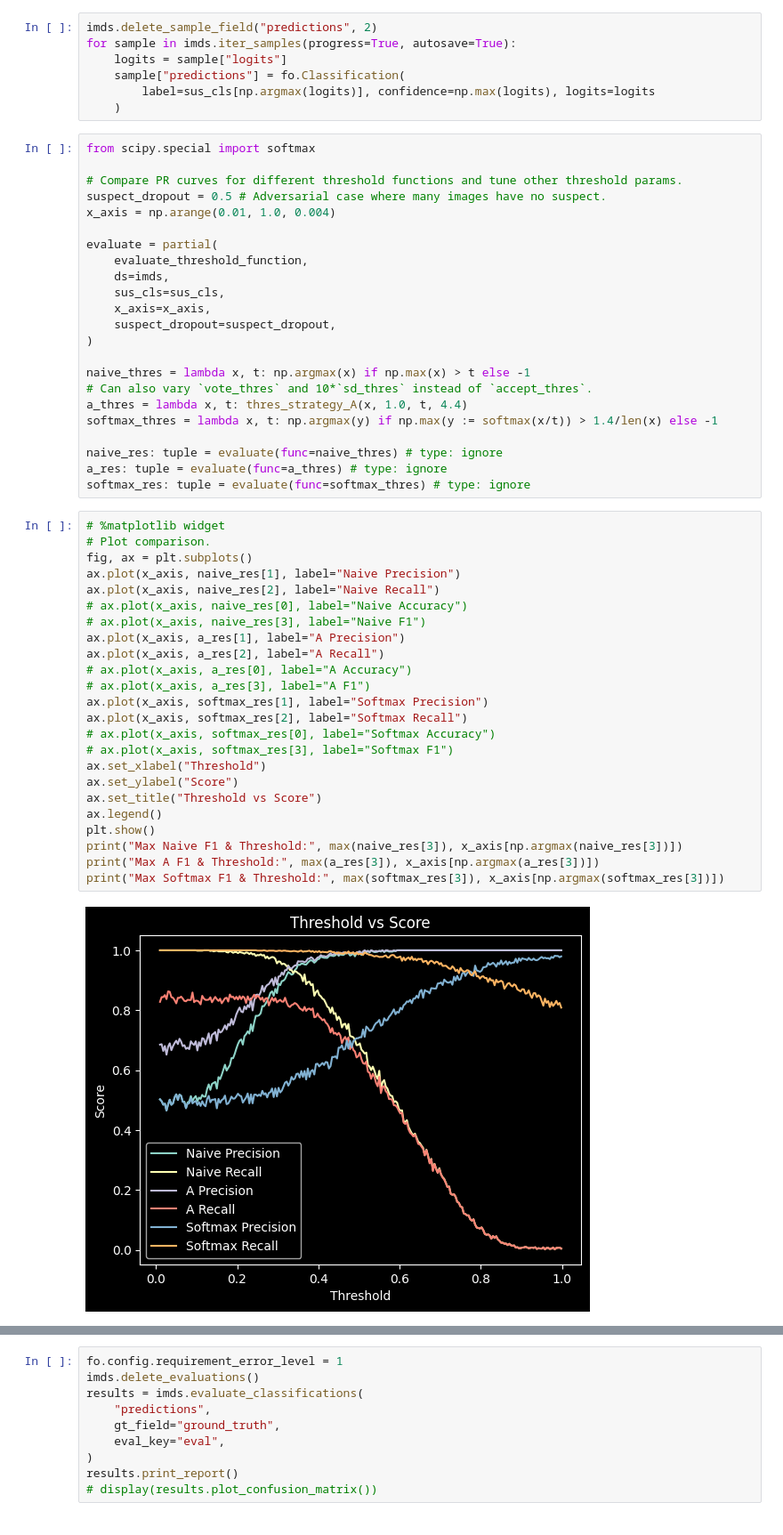
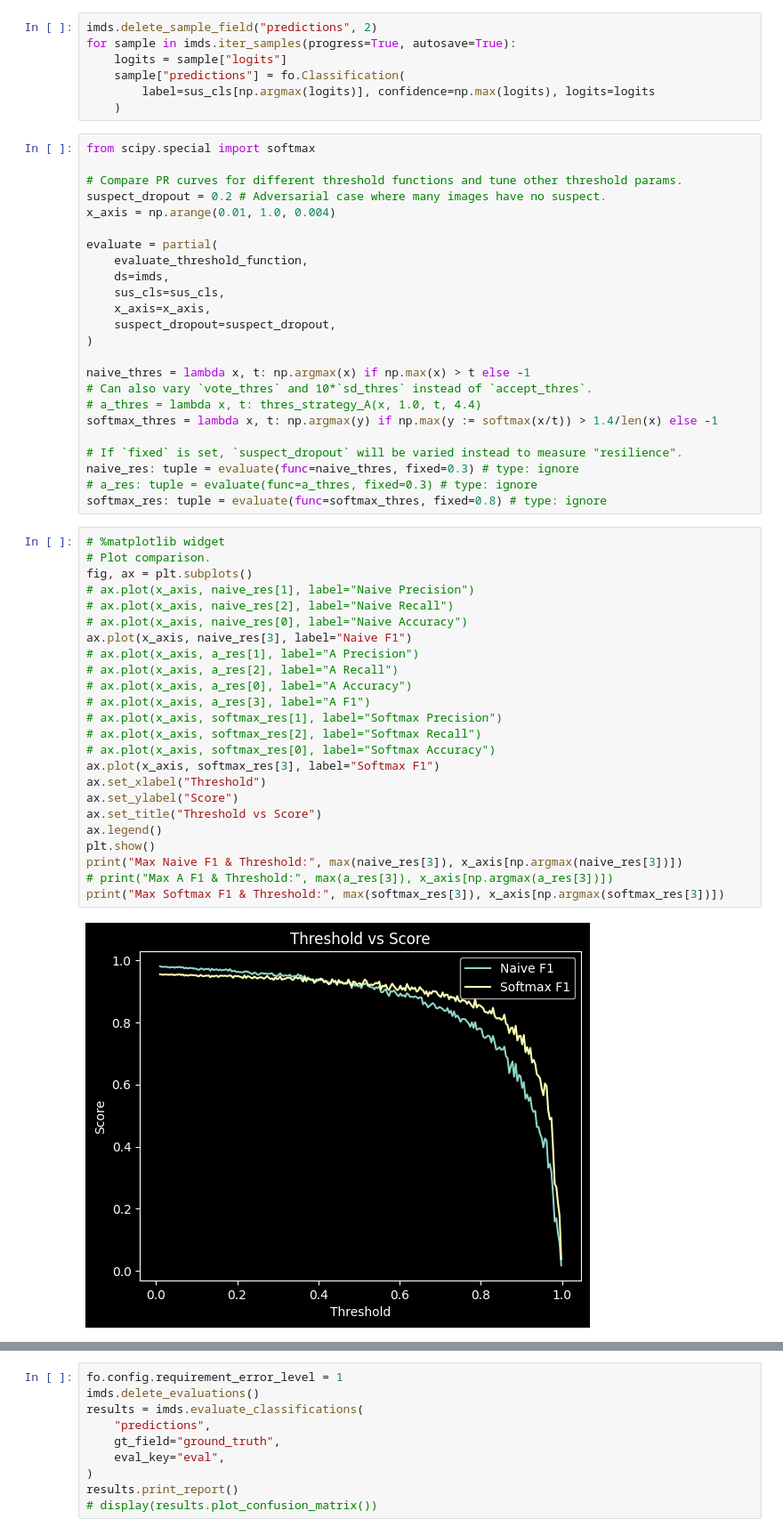
Before and after one commit to BRIANWACK/til-23-cv, a Jupyter notebook: notebooks/data.ipynb, the cells around one changed output, grey strips where cells are left out. Shown at 89% size. Saved outputs shown, nothing was run; the diff lists cells and outputs as text.

Commit message:
plot score against suspect dropout

```diff
--- a/notebooks/data.ipynb
+++ b/notebooks/data.ipynb
@@ -205,7 +207,7 @@ for sample in imds.iter_samples(progress=True, autosave=True):
 from scipy.special import softmax
 
 # Compare PR curves for different threshold functions and tune other threshold params.
-suspect_dropout = 0.5 # Adversarial case where many images have no suspect.
+suspect_dropout = 0.2 # Adversarial case where many images have no suspect.
 x_axis = np.arange(0.01, 1.0, 0.004)
 
 evaluate = partial(
@@ -218,35 +220,36 @@ evaluate = partial(
 
 naive_thres = lambda x, t: np.argmax(x) if np.max(x) > t else -1
 # Can also vary `vote_thres` and 10*`sd_thres` instead of `accept_thres`.
-a_thres = lambda x, t: thres_strategy_A(x, 1.0, t, 4.4)
+# a_thres = lambda x, t: thres_strategy_A(x, 1.0, t, 4.4)
 softmax_thres = lambda x, t: np.argmax(y) if np.max(y := softmax(x/t)) > 1.4/len(x) else -1
 
-naive_res: tuple = evaluate(func=naive_thres) # type: ignore
-a_res: tuple = evaluate(func=a_thres) # type: ignore
-softmax_res: tuple = evaluate(func=softmax_thres) # type: ignore
+# If `fixed` is set, `suspect_dropout` will be varied instead to measure "resilience".
+naive_res: tuple = evaluate(func=naive_thres, fixed=0.3) # type: ignore
+# a_res: tuple = evaluate(func=a_thres, fixed=0.3) # type: ignore
+softmax_res: tuple = evaluate(func=softmax_thres, fixed=0.8) # type: ignore
 # %%
 # %matplotlib widget
 # Plot comparison.
 fig, ax = plt.subplots()
-ax.plot(x_axis, naive_res[1], label="Naive Precision")
-ax.plot(x_axis, naive_res[2], label="Naive Recall")
+# ax.plot(x_axis, naive_res[1], label="Naive Precision")
+# ax.plot(x_axis, naive_res[2], label="Naive Recall")
 # ax.plot(x_axis, naive_res[0], label="Naive Accuracy")
-# ax.plot(x_axis, naive_res[3], label="Naive F1")
-ax.plot(x_axis, a_res[1], label="A Precision")
-ax.plot(x_axis, a_res[2], label="A Recall")
+ax.plot(x_axis, naive_res[3], label="Naive F1")
+# ax.plot(x_axis, a_res[1], label="A Precision")
+# ax.plot(x_axis, a_res[2], label="A Recall")
 # ax.plot(x_axis, a_res[0], label="A Accuracy")
 # ax.plot(x_axis, a_res[3], label="A F1")
-ax.plot(x_axis, softmax_res[1], label="Softmax Precision")
-ax.plot(x_axis, softmax_res[2], label="Softmax Recall")
+# ax.plot(x_axis, softmax_res[1], label="Softmax Precision")
+# ax.plot(x_axis, softmax_res[2], label="Softmax Recall")
 # ax.plot(x_axis, softmax_res[0], label="Softmax Accuracy")
-# ax.plot(x_axis, softmax_res[3], label="Softmax F1")
+ax.plot(x_axis, softmax_res[3], label="Softmax F1")
 ax.set_xlabel("Threshold")
 ax.set_ylabel("Score")
 ax.set_title("Threshold vs Score")
 ax.legend()
 plt.show()
 print("Max Naive F1 & Threshold:", max(naive_res[3]), x_axis[np.argmax(naive_res[3])])
-print("Max A F1 & Threshold:", max(a_res[3]), x_axis[np.argmax(a_res[3])])
+# print("Max A F1 & Threshold:", max(a_res[3]), x_axis[np.argmax(a_res[3])])
 print("Max Softmax F1 & Threshold:", max(softmax_res[3]), x_axis[np.argmax(softmax_res[3])])
 # %% [output]
-[figure, old version]
+[figure, new version]
```
Also changed, not shown: parts of 2 cells of this notebook, 1 other file.
